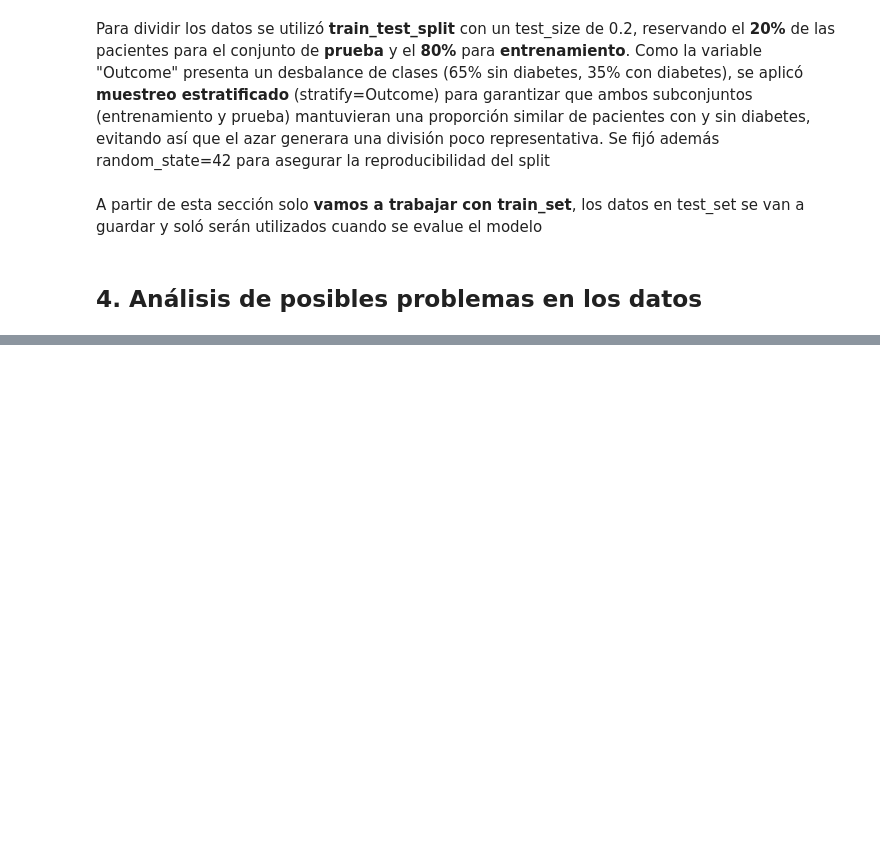
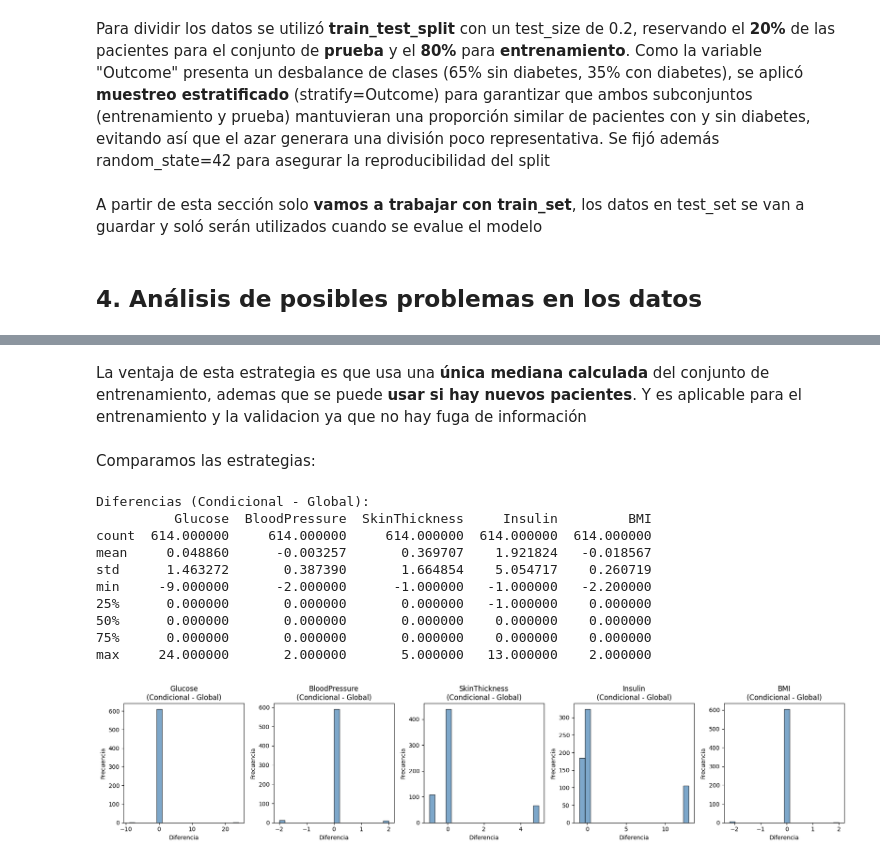
Before and after one commit to LuciaSaravia/Aprendizaje-Automatico, a Jupyter notebook: Tp1.ipynb, the cells around one changed output, grey strips where cells are left out. Cells and saved outputs as stored; diff of their text form; code cells hidden in the pictures; blank space fills up the shorter version.

```diff
--- a/Tp1.ipynb
+++ b/Tp1.ipynb
@@ -170,0 +256,22 @@ diabetes_train = train_set.copy()
+# %%
+# Calcular medianas globales del conjunto de entrenamiento
+medianas_global = diabetes_train[invalid_zero_col].median()
+print("\nMedianas globales:")
+print(medianas_global)
+
+# Crear una copia para la imputación global
+diabetes_train_imput_global = diabetes_train.copy()
+
+# Convertir ceros en NaN
+for col in invalid_zero_col:
+    diabetes_train_imput_global.loc[diabetes_train_imput_global[col] == 0, col] = np.nan
+
+# Imputar usando medianas globales
+for col in invalid_zero_col:
+    diabetes_train_imput_global[col] = diabetes_train_imput_global[col].fillna(medianas_global[col])
+
+print("\nDatos después de imputación global:")
+print(diabetes_train_imput_global[invalid_zero_col].describe())
+
+print("\nMedianas globales para aplicar en test y nuevos datos:")
+print(medianas_global)
@@ -170,0 +296,30 @@ diabetes_train = train_set.copy()
+# %% [markdown]
+La ventaja de esta estrategia es que usa una **única mediana calculada** del conjunto de entrenamiento, ademas que se puede **usar si hay nuevos pacientes**. Y es aplicable para el entrenamiento y la validacion ya que no hay fuga de información
+# %% [markdown]
+Comparamos las estrategias:
+# %%
+diferencias = diabetes_train_imputacion_cond[invalid_zero_col] - diabetes_train_imput_global[invalid_zero_col]
+print("\nDiferencias (Condicional - Global):")
+print(diferencias.describe())
+
+# 4. Visualizar diferencias
+fig, axes = plt.subplots(1, 5, figsize=(18, 4))
+for idx, col in enumerate(invalid_zero_col):
+    axes[idx].hist(diferencias[col].dropna(), bins=20, edgecolor='k', alpha=0.7, color='steelblue')
+    axes[idx].set_title(f'{col}\n(Condicional - Global)')
+    axes[idx].set_xlabel('Diferencia')
+    axes[idx].set_ylabel('Frecuencia')
+plt.tight_layout()
+plt.show()
+# %% [output]
+Diferencias (Condicional - Global):
+          Glucose  BloodPressure  SkinThickness     Insulin         BMI
+count  614.000000     614.000000     614.000000  614.000000  614.000000
+mean     0.048860      -0.003257       0.369707    1.921824   -0.018567
+std      1.463272       0.387390       1.664854    5.054717    0.260719
+min     -9.000000      -2.000000      -1.000000   -1.000000   -2.200000
+25%      0.000000       0.000000       0.000000   -1.000000    0.000000
+50%      0.000000       0.000000       0.000000    0.000000    0.000000
+75%      0.000000       0.000000       0.000000    0.000000    0.000000
+max     24.000000       2.000000       5.000000   13.000000    2.000000
+[figure, added]
```
Also changed, not shown: parts of 14 cells of this notebook.
